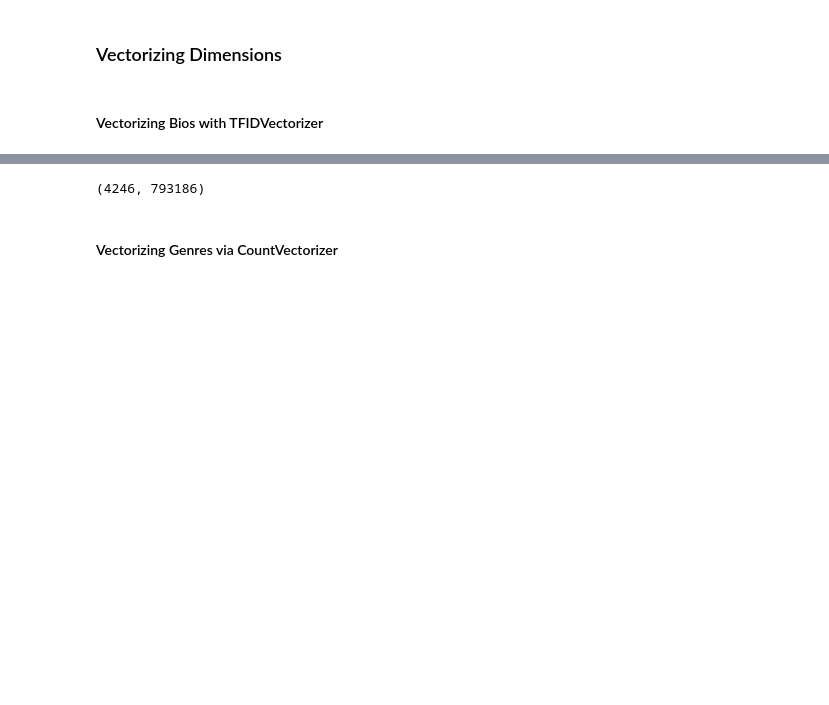
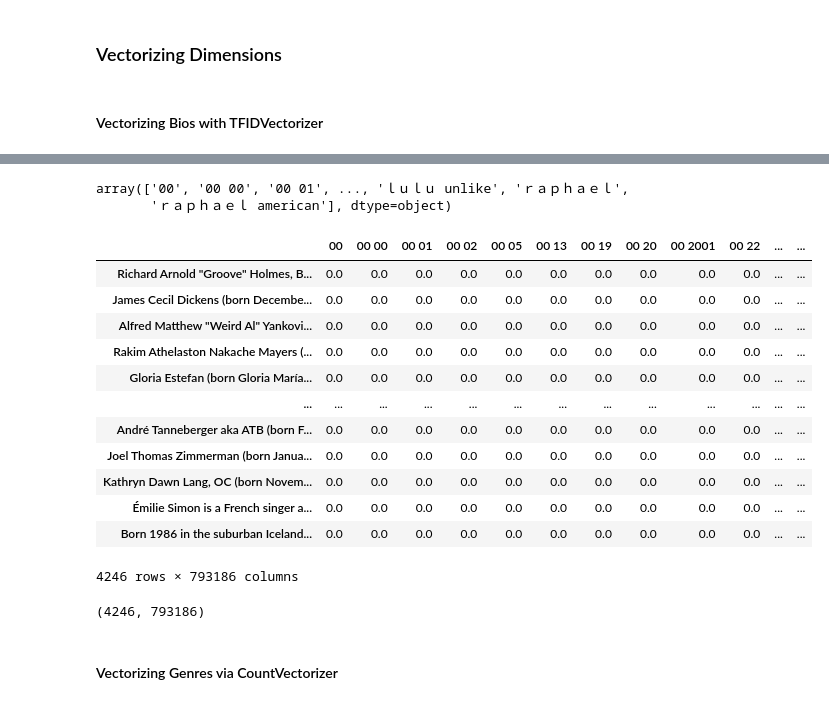
Before and after one commit to matthieubaillard/gender-diversity-in-music-charts, a Jupyter notebook: projet_2_ML.ipynb, the cells around one changed output, grey strips where cells are left out. Cells and saved outputs as stored; diff of their text form; code cells hidden in the pictures; blank space fills up the shorter version.

```diff
--- a/projet_2_ML.ipynb
+++ b/projet_2_ML.ipynb
@@ -260,7 +311,27 @@ vectors = vectorizer.fit_transform(bio_list).todense()
 # %%
 vocabulary = vectorizer.get_feature_names_out()
+vocabulary
+# %% [output]
+array(['00', '00 00', '00 01', ..., 'ｌｕｌｕ unlike', 'ｒａｐｈａｅｌ',
+       'ｒａｐｈａｅｌ american'], dtype=object)
 # %%
+#Vectorize the bios
 vectorized_bios = pd.DataFrame(vectors, columns=vocabulary, index=bio_list)
+vectorized_bios
+# %% [output]
+|  | 00 | 00 00 | 00 01 | 00 02 | 00 05 | 00 13 | 00 19 | 00 20 | 00 2001 | 00 22 | ... | ... |
+| Richard Arnold "Groove" Holmes, B... | 0.0 | 0.0 | 0.0 | 0.0 | 0.0 | 0.0 | 0.0 | 0.0 | 0.0 | 0.0 | ... | ... |
+| James Cecil Dickens (born Decembe... | 0.0 | 0.0 | 0.0 | 0.0 | 0.0 | 0.0 | 0.0 | 0.0 | 0.0 | 0.0 | ... | ... |
+| Alfred Matthew "Weird Al" Yankovi... | 0.0 | 0.0 | 0.0 | 0.0 | 0.0 | 0.0 | 0.0 | 0.0 | 0.0 | 0.0 | ... | ... |
+| Rakim Athelaston Nakache Mayers (... | 0.0 | 0.0 | 0.0 | 0.0 | 0.0 | 0.0 | 0.0 | 0.0 | 0.0 | 0.0 | ... | ... |
+| Gloria Estefan (born Gloria María... | 0.0 | 0.0 | 0.0 | 0.0 | 0.0 | 0.0 | 0.0 | 0.0 | 0.0 | 0.0 | ... | ... |
+| ... | ... | ... | ... | ... | ... | ... | ... | ... | ... | ... | ... | ... |
+| André Tanneberger aka ATB (born F... | 0.0 | 0.0 | 0.0 | 0.0 | 0.0 | 0.0 | 0.0 | 0.0 | 0.0 | 0.0 | ... | ... |
+| Joel Thomas Zimmerman (born Janua... | 0.0 | 0.0 | 0.0 | 0.0 | 0.0 | 0.0 | 0.0 | 0.0 | 0.0 | 0.0 | ... | ... |
+| Kathryn Dawn Lang, OC (born Novem... | 0.0 | 0.0 | 0.0 | 0.0 | 0.0 | 0.0 | 0.0 | 0.0 | 0.0 | 0.0 | ... | ... |
+| Émilie Simon is a French singer a... | 0.0 | 0.0 | 0.0 | 0.0 | 0.0 | 0.0 | 0.0 | 0.0 | 0.0 | 0.0 | ... | ... |
+| Born 1986 in the suburban Iceland... | 0.0 | 0.0 | 0.0 | 0.0 | 0.0 | 0.0 | 0.0 | 0.0 | 0.0 | 0.0 | ... | ... |
+4246 rows × 793186 columns
 # %%
 vectorized_bios.shape
 # %% [output]
```
Also changed, not shown: parts of 31 cells of this notebook.
